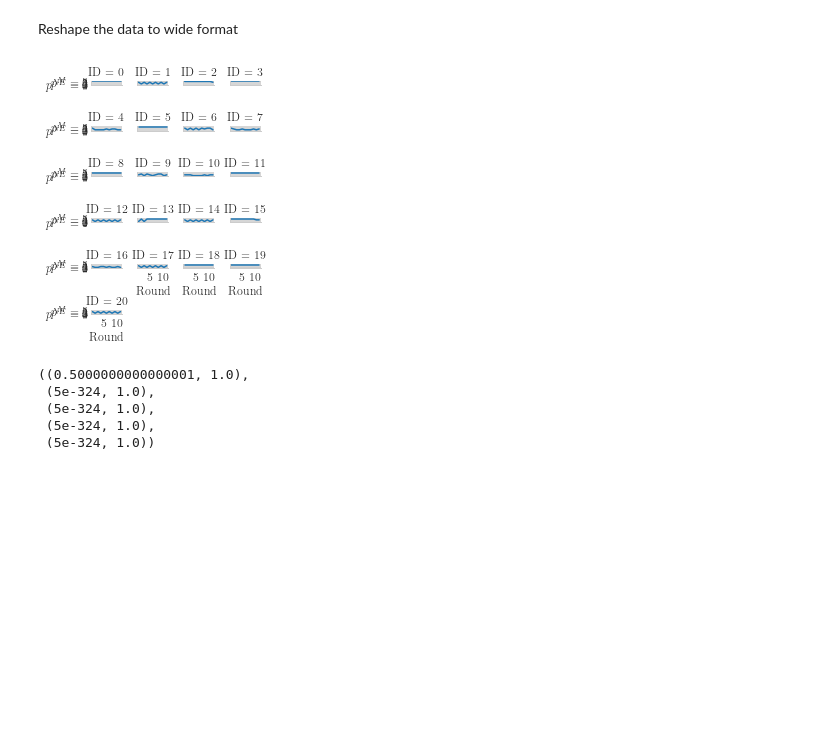
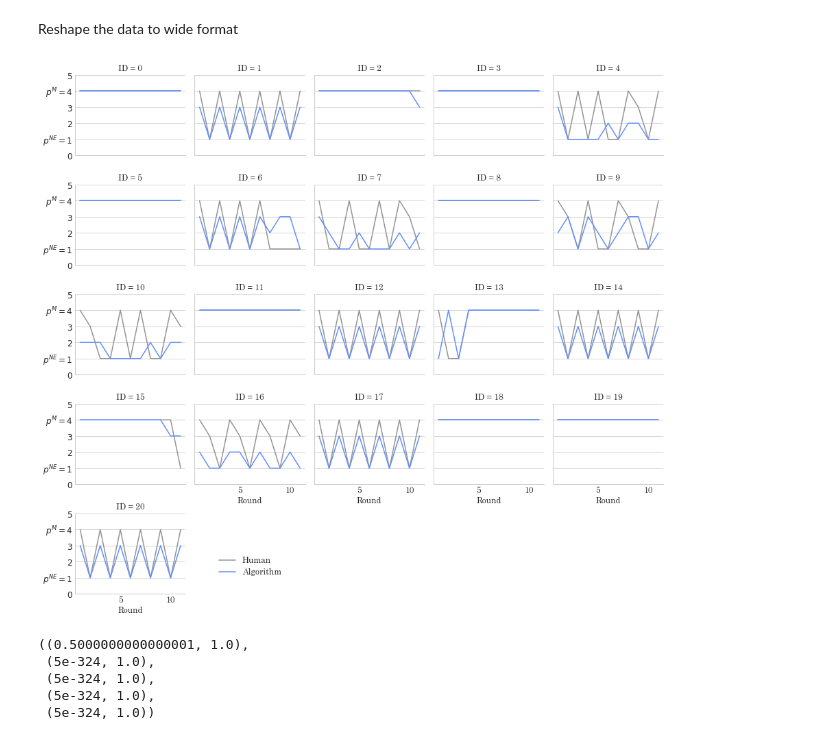
Before and after one commit to ToFeWe/q-learning-replication-code, a Jupyter notebook: src/sandbox/Type clustering-DalBo.ipynb, the cells around one changed output. Drawn from its saved outputs; the diff is of its cells as text; code cells hidden in the pictures; blank space fills up the shorter version.

```diff
--- a/src/sandbox/Type clustering-DalBo.ipynb
+++ b/src/sandbox/Type clustering-DalBo.ipynb
@@ -24,9 +24,9 @@ import matplotlib as mpl
 
 %config Completer.use_jedi = False
 
-from matplotlib import rc
-rc('text', usetex=True)
-plt.rcParams.update({'font.size': 20})
+# from matplotlib import rc
+# rc('text', usetex=True)
+# plt.rcParams.update({'font.size': 20})
 # %%
 data = pd.read_pickle(ppj("OUT_DATA", "data_individual_level.pickle"))
 # %%
@@ -45,22 +45,28 @@ data_last_sg['ID'], _ = pd.factorize(data_last_sg['participant.code'])
 # %%
 plt.style.use('seaborn-whitegrid')
 mpl.rc('font', family='serif')
 mpl.rc('font', serif='Century')
 plt.rcParams.update({'font.size': 12,
                      'axes.titlesize': 12})
 
 
-g = sns.FacetGrid(data_last_sg, col="ID", col_wrap=4, height=1.3, aspect=1.1)
-g.map(sns.lineplot, "round", "price")
+g = sns.FacetGrid(data_last_sg, col="ID", col_wrap=5, height=2.3, aspect=1.1)
+g.map(sns.lineplot, "round", "price_algorithm", color=sns.color_palette('colorblind')[7], label='Human')
+g.map(sns.lineplot, "round", "price", color='#648FFF', label='Algorithm')
 g.set(ylim=(0, 5), yticks=[0, 1, 2, 3,4,5], xticks=[5, 10])
 g.set_yticklabels(["$0$", "$p^{NE}=1$", "$2$", "$3$", "$p^{M}=4$", "$5$"])
 g.set_xlabels('Round')
 g.set_ylabels('')
+g.add_legend(bbox_to_anchor=(0.35, 0.1))
+# g.legend.set
+# , ncol=1)
+
+
 for ax in g.axes.flatten():
     ax.tick_params(axis='both', which='major', labelsize=12)
     ax.xaxis.grid(False)
 # %% [output]
-[figure, old version]
+[figure, new version]
 # %%
 a =list(data_subset_pivot)
 # %%
```
Also changed, not shown: 4 other files.
